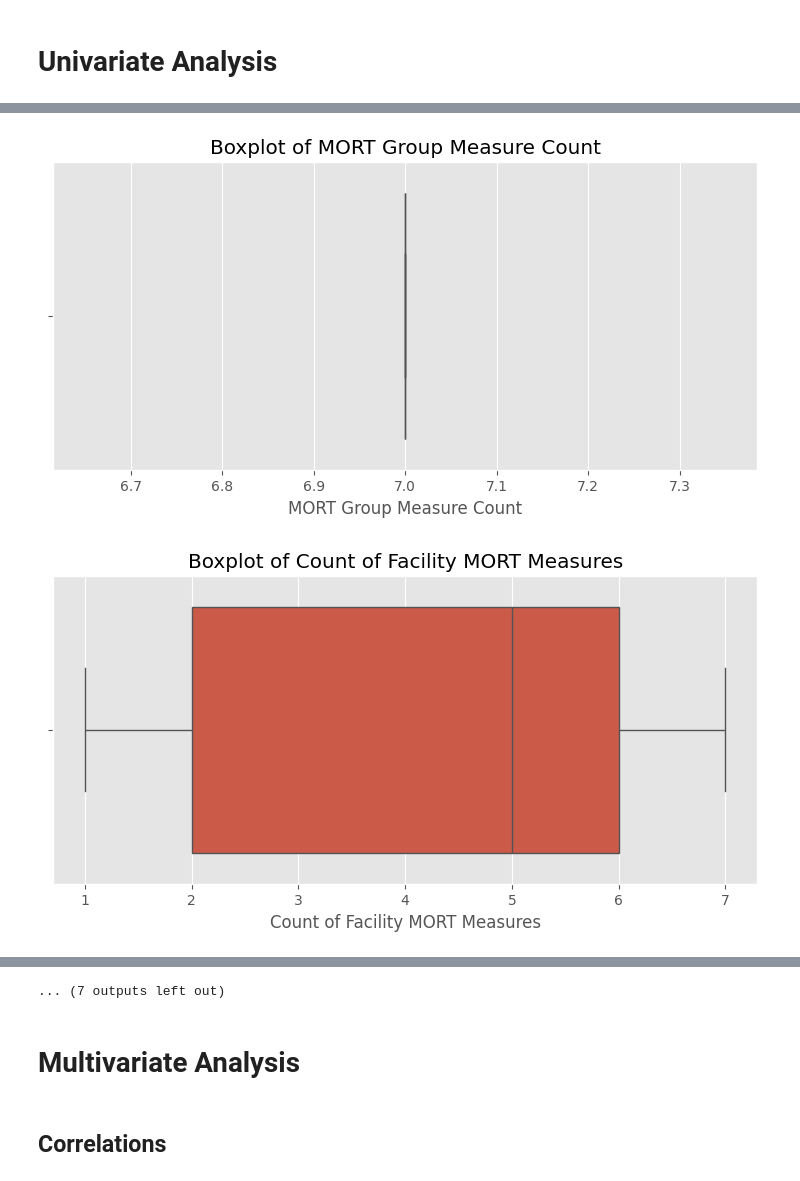
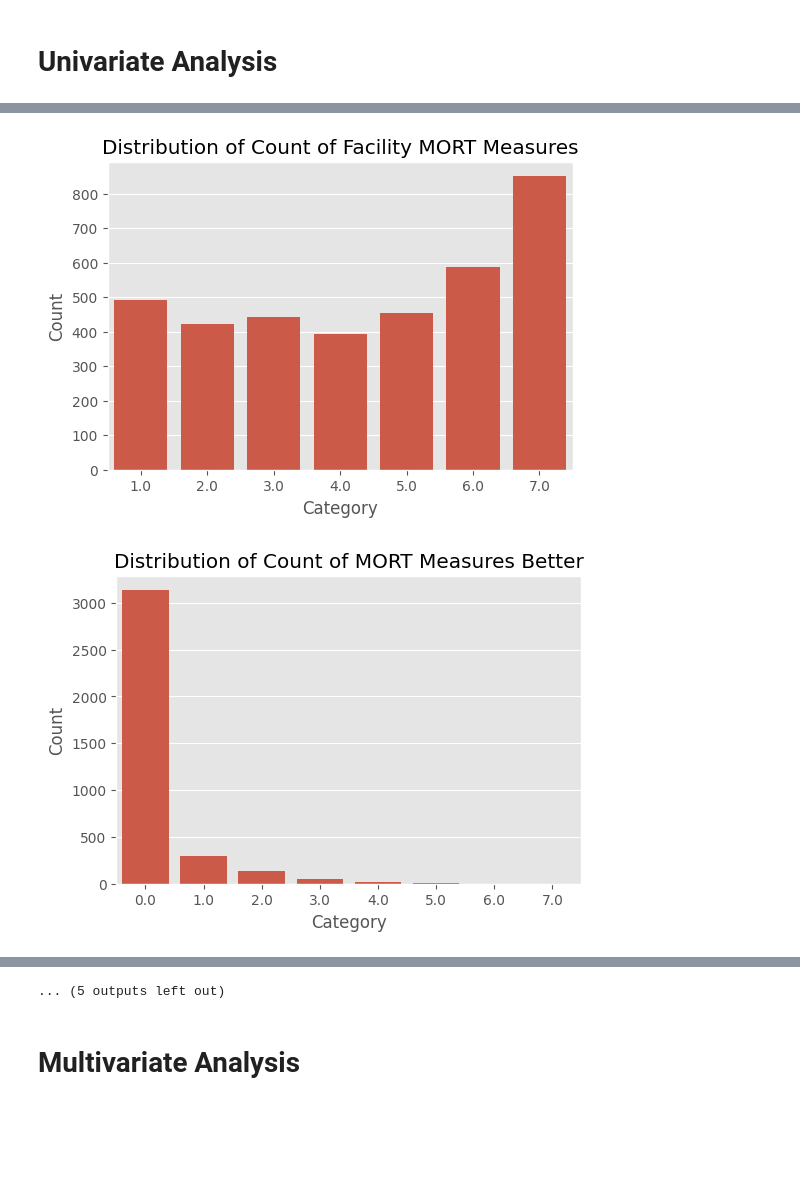
Before and after one commit to austinmallie/ADS599_Capstone, a Jupyter notebook: EDA/HospitalGeneral_EDA.ipynb, the cells around one changed output, grey strips where cells are left out. Drawn from its saved outputs; the diff is of its cells as text; code cells hidden in the pictures; blank space fills up the shorter version.

```diff
--- a/EDA/HospitalGeneral_EDA.ipynb
+++ b/EDA/HospitalGeneral_EDA.ipynb
@@ -113,0 +585,4 @@ for col in object_convert:
+# %%
+df['ZIP Code'] =df['ZIP Code'] .astype(str).str.zfill(5)
+# Check how many ZIP codes have 5 characters
+print((df['ZIP Code'].str.len() == 5).value_counts())
@@ -259,6 +767,6 @@ catf
 # %%
 #identify any columns to filter out from the "categorical features"
-catf_exclude = ['Hospital overall rating footnote', 'Safety Group Footnote', 'Telephone Number', 'Address']
+catf_exclude = ['Facility ID','Facility Name', 'Address', 'City/Town', 'ZIP Code', 'Telephone Number']
 filter_catf = [x for x in catf if x not in catf_exclude]
 filter_catf
 # %% [output]
@@ -357,8 +831,9 @@ data_quality_catf
 plt.style.use('ggplot')
 
 for column in filter_catf:
-    plt.figure(figsize=(8, 6))
-    sns.countplot(x=column, data=df)
+    plt.figure(figsize=(8, 10))
+    sns.countplot(y=column, data=df)
     plt.title(f'Distribution of {column}')
+    plt.tight_layout()
     plt.show()
 # %% [output]
@@ -376,7 +844,7 @@ for column in filter_catf:
 # %%
 #plot histograms for numerical variables
 plt.style.use('ggplot')
-for column in filter_conf:
+for column in conf:
     plt.figure(figsize=(20, 4))
     plt.subplot(1, 2, 1)
     sns.histplot(df[column], kde = True)
@@ -399,12 +867,16 @@ for column in filter_conf:
 # %%
-#plot boxplots of all continuous features
 plt.style.use('ggplot')
-for column in filter_conf:
-    plt.figure(figsize=(20, 4))
-    plt.subplot(1, 2, 1)
-    sns.boxplot(x=df[column])
-    plt.title(f'Boxplot of {column}')
+
+for column in conf:
+    plt.figure(figsize=(6, 4))
+
+    # Use countplot for categorical/binary data
+    sns.countplot(x=column, data=df)
+
+    plt.title(f'Distribution of {column}')
+    plt.xlabel('Category')
+    plt.ylabel('Count')
     plt.show()
 # %% [output]
-[figure, old version]
+[figure, new version]
-[figure, old version]
+[figure, new version]
@@ -421,5 +893,3 @@ for column in filter_conf:
-... (7 outputs left out)
+... (5 outputs left out)
 # %% [markdown]
 # Multivariate Analysis
-# %% [markdown]
-## Correlations
```
Also changed, not shown: parts of 87 cells of this notebook.
